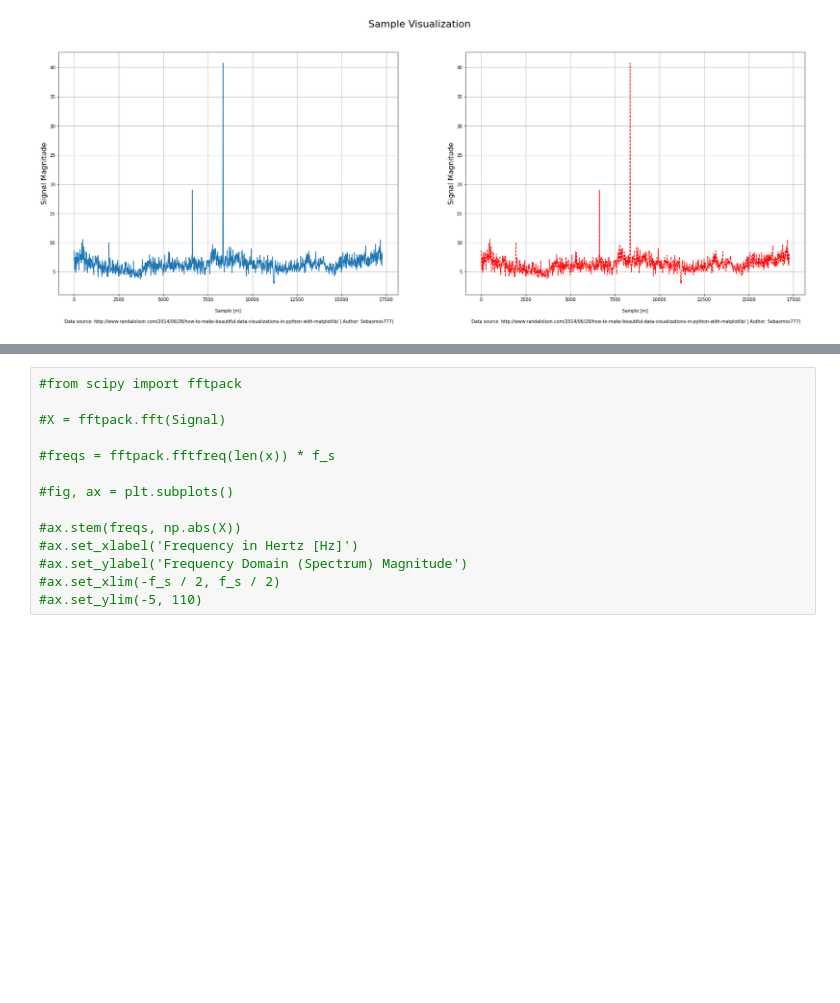
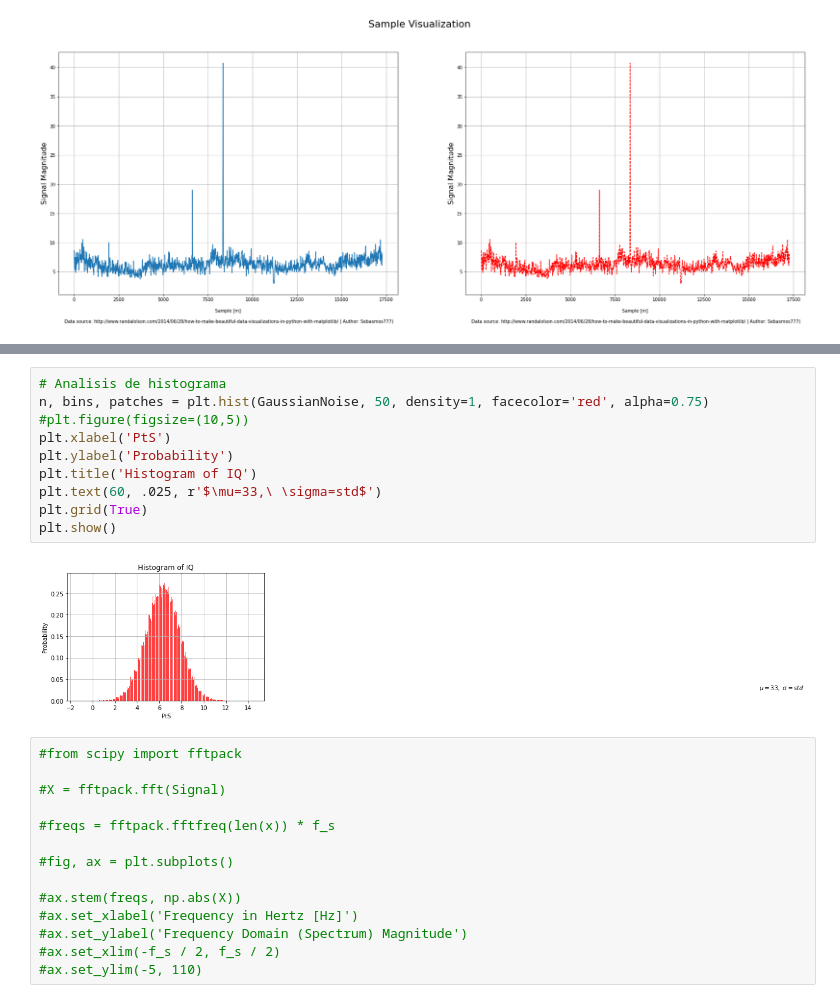
Before and after one commit to sebasmos/SolarFlares-Standford, a Jupyter notebook: SunAnalysis_TensorFlow_pynb.ipynb, the cells around one changed output, grey strips where cells are left out. Cells and saved outputs as stored; diff of their text form; blank space fills up the shorter version.

Commit message:
Analisis de ruido

```diff
--- a/SunAnalysis_TensorFlow_pynb.ipynb
+++ b/SunAnalysis_TensorFlow_pynb.ipynb
@@ -154,3 +160,15 @@ Samples to consider within artificial noise model 1440
+# %%
+# Analisis de histograma
+n, bins, patches = plt.hist(GaussianNoise, 50, density=1, facecolor='red', alpha=0.75)
+#plt.figure(figsize=(10,5))
+plt.xlabel('PtS')
+plt.ylabel('Probability')
+plt.title('Histogram of IQ')
+plt.text(60, .025, r'$\mu=33,\ \sigma=std$')
+plt.grid(True)
+plt.show()
+# %% [output]
+[figure, added]
 # %%
 #from scipy import fftpack
 
```
Also changed, not shown: parts of 2 cells of this notebook.
